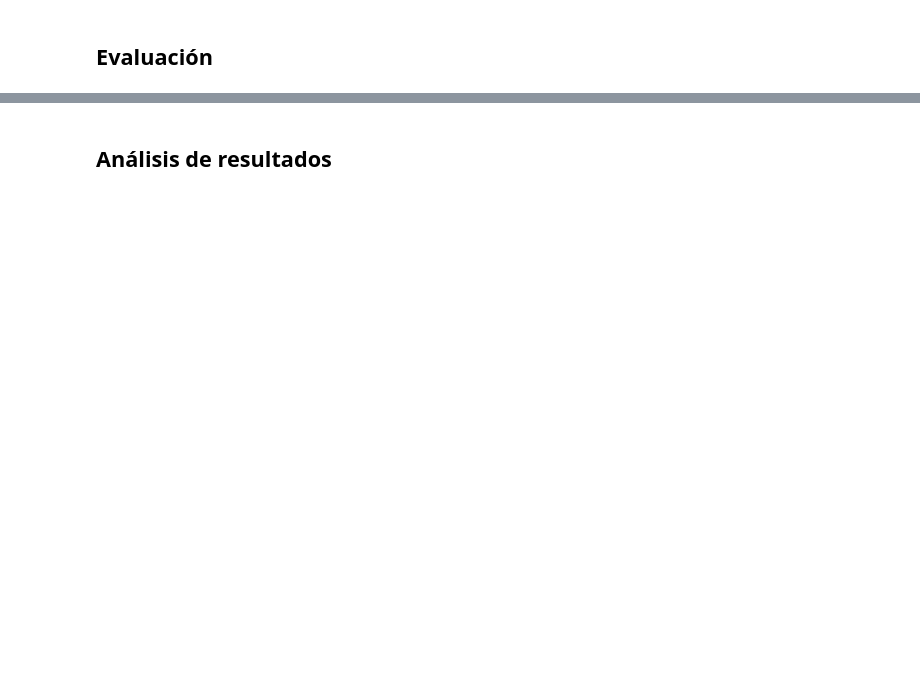
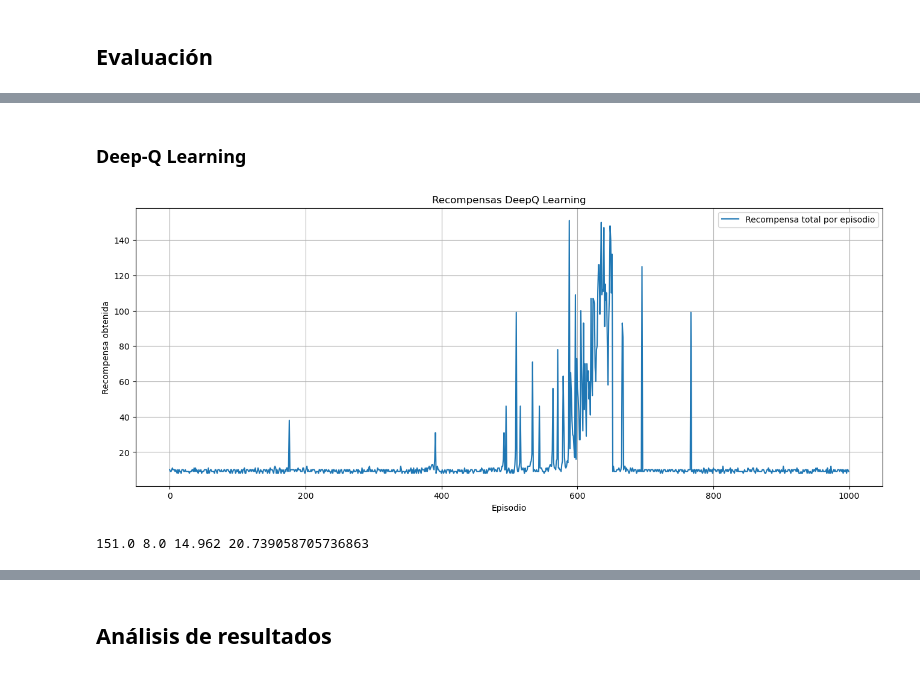
Before and after one commit to oliatom350/RL_SFDD, a Jupyter notebook: Estudio_Metodos_Aproximaciones.ipynb, the cells around one changed output, grey strips where cells are left out. Saved outputs shown, nothing was run; the diff lists cells and outputs as text; code cells hidden in the pictures; blank space fills up the shorter version.

```diff
--- a/Estudio_Metodos_Aproximaciones.ipynb
+++ b/Estudio_Metodos_Aproximaciones.ipynb
@@ -165,0 +254,8 @@ for name, stats in training_stats.items():
+# %% [markdown]
+### Deep-Q Learning
+# %%
+plot_rewards(dql_rewards, title="Recompensas DeepQ Learning", rolling_window=100)
+print(max(dql_rewards), min(dql_rewards), np.mean(dql_rewards), np.std(dql_rewards))
+# %% [output]
+[figure, added]
+151.0 8.0 14.962 20.739058705736863
```
Also changed, not shown: parts of 17 cells of this notebook, 3 other files.
